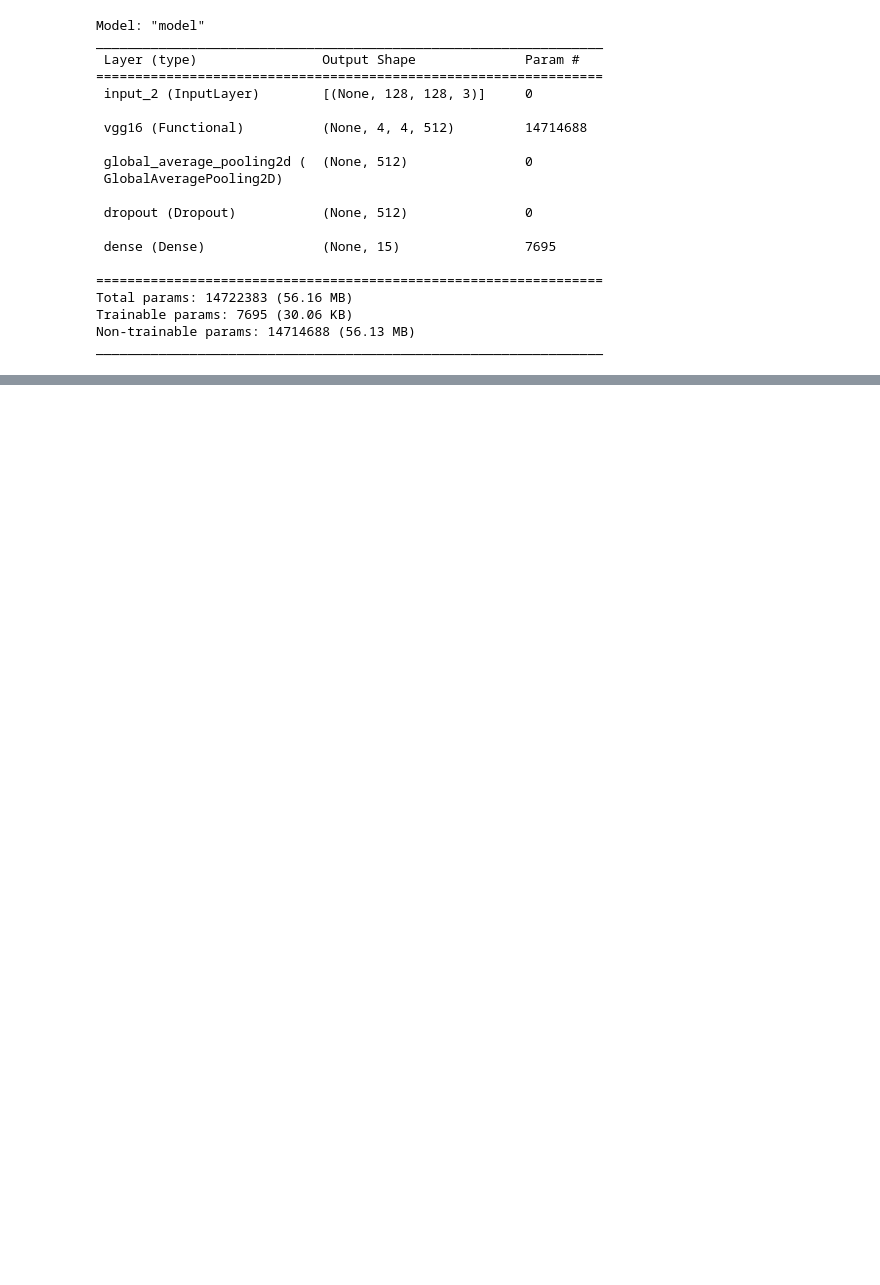
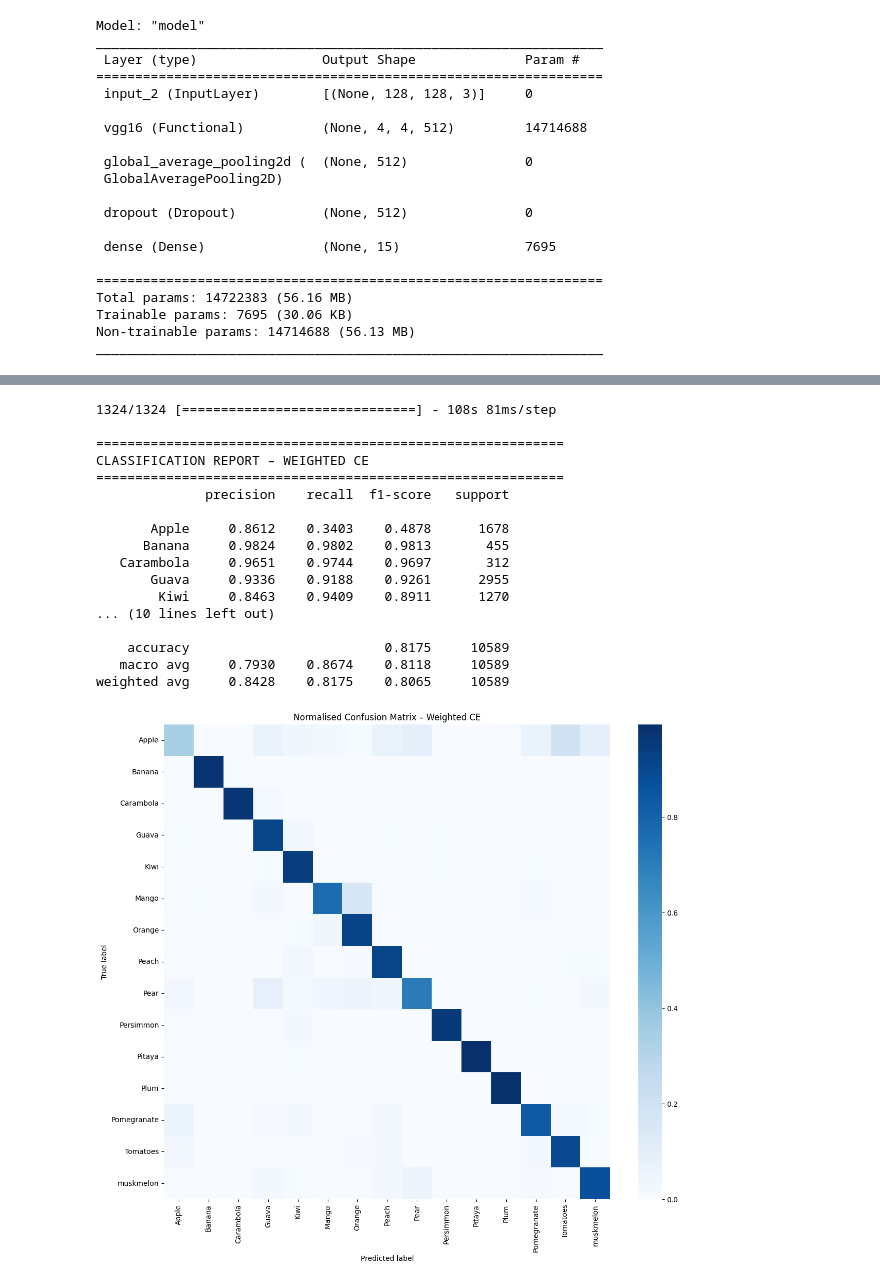
Before and after one commit to Slk2006/ICS-vgg16-fruit-classification, a Jupyter notebook: Exp-2_WCE.ipynb, the cells around one changed output, grey strips where cells are left out. Cells and saved outputs as stored; diff of their text form; code cells hidden in the pictures; blank space fills up the shorter version.

```diff
--- a/Exp-2_WCE.ipynb
+++ b/Exp-2_WCE.ipynb
@@ -82,17 +90,17 @@ Found 10584 images belonging to 15 classes.
 Found 10589 images belonging to 15 classes.
 Train: 49376, Val: 10584, Test: 10589
 # %%
+class_names = list(train_gen.class_indices.keys())
 classes = np.unique(train_gen.classes)
 class_weights_array = compute_class_weight(
     class_weight='balanced',
     classes=classes,
     y=train_gen.classes
 )
-
 class_weights_list = class_weights_array.tolist()
 
 print("Class weights (higher = more important):")
-for name, w in zip(train_gen.class_indices.keys(), class_weights_list):
+for name, w in zip(class_names, class_weights_list):
     print(f"   {name}: {w:.4f}")
 # %% [output]
 Class weights (higher = more important):
@@ -230,0 +260,40 @@ plt.show()
+# %%
+y_pred_probs = model.predict(test_gen)
+y_pred = np.argmax(y_pred_probs, axis=1)
+y_true = test_gen.classes
+
+print("\n" + "="*60)
+print("CLASSIFICATION REPORT – WEIGHTED CE")
+print("="*60)
+report = classification_report(y_true, y_pred, target_names=class_names, digits=4)
+print(report)
+
+cm = confusion_matrix(y_true, y_pred)
+cm_norm = cm.astype('float') / cm.sum(axis=1)[:, np.newaxis]
+
+plt.figure(figsize=(14,12))
+sns.heatmap(cm_norm, annot=False, fmt='.2f', cmap='Blues',
+            xticklabels=class_names, yticklabels=class_names)
+plt.title('Normalised Confusion Matrix – Weighted CE')
+plt.ylabel('True label')
+plt.xlabel('Predicted label')
+plt.show()
+# %% [output]
+1324/1324 [==============================] - 108s 81ms/step
+
+============================================================
+CLASSIFICATION REPORT – WEIGHTED CE
+============================================================
+              precision    recall  f1-score   support
+
+       Apple     0.8612    0.3403    0.4878      1678
+      Banana     0.9824    0.9802    0.9813       455
+   Carambola     0.9651    0.9744    0.9697       312
+       Guava     0.9336    0.9188    0.9261      2955
+        Kiwi     0.8463    0.9409    0.8911      1270
+... (10 lines left out)
+
+    accuracy                         0.8175     10589
+   macro avg     0.7930    0.8674    0.8118     10589
+weighted avg     0.8428    0.8175    0.8065     10589
+[figure, added]
```
Also changed, not shown: parts of 8 cells of this notebook, 3 other files.
